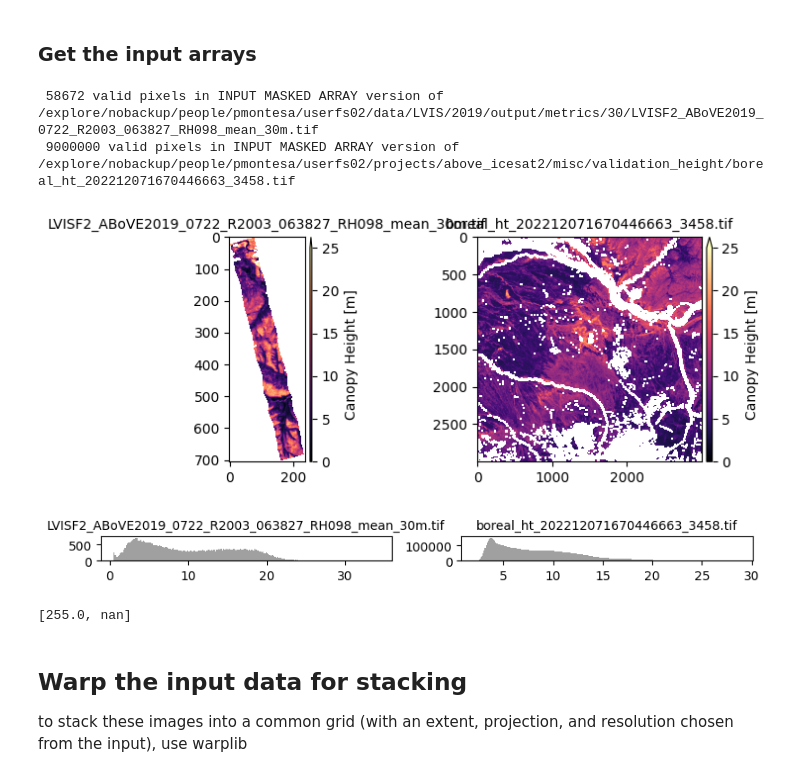
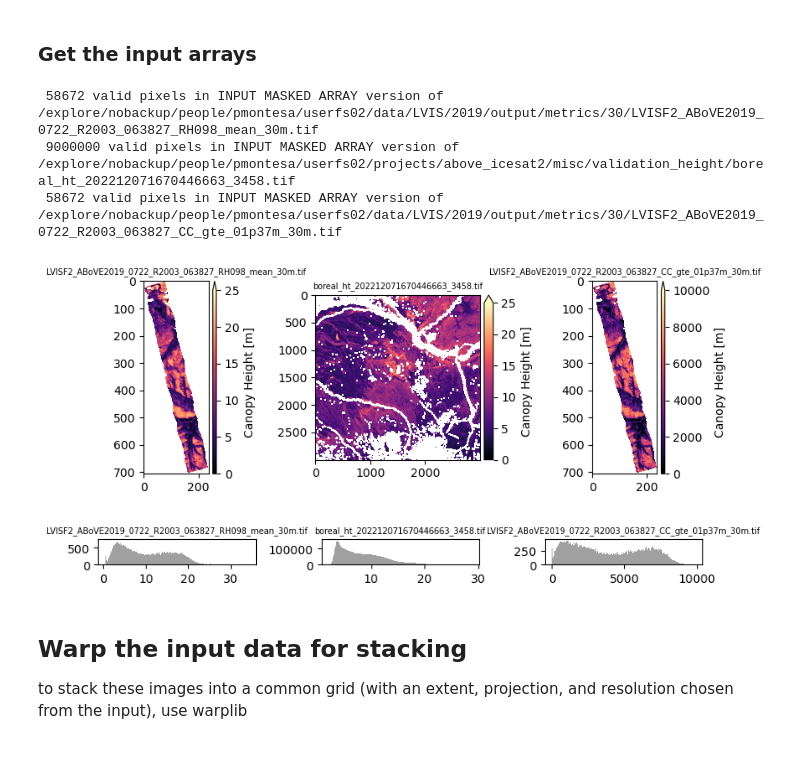
Before and after one commit to pahbs/geoscitools, a Jupyter notebook: validation_atl08_height_map.ipynb, the cells around one changed output. Drawn from its saved outputs; the diff is of its cells as text; code cells hidden in the pictures.

Commit message:
nb for validation of gridded heights with airborne data

```diff
--- a/validation_atl08_height_map.ipynb
+++ b/validation_atl08_height_map.ipynb
@@ -61,10 +54,10 @@ def plot_maps(masked_array_list, names_list, figsize=None, cmap_list=None, clim_
             axa = [axa]
 
         divider = make_axes_locatable(axa[i])
-        cax = divider.append_axes('right', size='2.5%', pad=0.05)
+        cax = divider.append_axes('right', size='5.5%', pad=0.05)
         im1 = axa[i].imshow(ma, cmap=cmap , clim=clim )
         cb = fig.colorbar(im1, cax=cax, orientation='vertical', extend=COLORBAR_EXTEND_DIR)
-        axa[i].set_title(title_text + os.path.split(f_name)[1], fontsize=10)
+        axa[i].set_title(title_text + os.path.split(f_name)[1], fontsize=7)
         cb.set_label(map_label)
 
         plt.tight_layout()
@@ -81,7 +74,7 @@ def plot_hists(masked_array_list, names_list, figsize=None, title_text="", map_l
         print(f" {ma.count()} valid pixels in INPUT MASKED ARRAY version of {f_name}")
 
         h = axa[i].hist(ma.compressed(), bins=256, alpha=0.75, facecolor='gray')
-        axa[i].set_title(title_text + os.path.split(f_name)[1], fontsize=10)
+        axa[i].set_title(title_text + os.path.split(f_name)[1], fontsize=7)
 
     plt.tight_layout()
 
@@ -98,7 +91,7 @@ def calcperc_nan(b, perc=(0.1,99.9)):
     return low, high
 
 def set_ndv_to_nan(ma, ndv):
-    ma[ma == -ndv] = np.nan
+    ma[ma == ndv] = np.nan
     return ma
 
 def get_ndv(r_fn):
@@ -152,7 +145,10 @@ VAL_AKLVIS2019_DICT = {
     'tile_num': 3458, #34210,
     'site_name': 'AKLVIS2019',
     'ref_year': 2019,
-    'r_fn_boreal_ht': os.path.join(maindir, 'boreal_ht_202212071670446663_3458.tif'),
+    'r_fn_boreal_ht': os.path.join(maindir,
+                                   #'boreal_ht_202407251721972696_003458.tif'# version 2
+                                   'boreal_ht_202212071670446663_3458.tif' # version 1
+                                  ),
     'r_fn_ref': os.path.join('/explore/nobackup/people/pmontesa/userfs02/data/LVIS/2019/output/metrics/30',
                              'LVISF2_ABoVE2019_0722_R2003_063827_RH098_mean_30m.tif'),
                              #'LVISF2_ABoVE2019_0722_R2003_064002_RH098_mean_30m.tif'),
@@ -189,19 +191,18 @@ ndv_list
 # %%
 ma_list = [iolib.fn_getma(fn) for fn in fn_list]
 # %%
-plot_maps(ma_list, fn_list, figsize=FIG_SIZE, clim_list = [HT_CLIMS, HT_CLIMS], map_label='Canopy Height [m]')
+plot_maps(ma_list, fn_list, figsize=FIG_SIZE, clim_list = [HT_CLIMS, HT_CLIMS, (0,10000)], map_label='Canopy Height [m]')
 plot_hists(ma_list, fn_list, figsize=FIG_SIZE_HIST)
 # %% [output]
  58672 valid pixels in INPUT MASKED ARRAY version of /explore/nobackup/people/pmontesa/userfs02/data/LVIS/2019/output/metrics/30/LVISF2_ABoVE2019_0722_R2003_063827_RH098_mean_30m.tif
  9000000 valid pixels in INPUT MASKED ARRAY version of /explore/nobackup/people/pmontesa/userfs02/projects/above_icesat2/misc/validation_height/boreal_ht_202212071670446663_3458.tif
+ 58672 valid pixels in INPUT MASKED ARRAY version of /explore/nobackup/people/pmontesa/userfs02/data/LVIS/2019/output/metrics/30/LVISF2_ABoVE2019_0722_R2003_063827_CC_gte_01p37m_30m.tif
-[figure, old version]
+[figure, new version]
-[figure, old version]
+[figure, new version]
 # %%
-new_ma_list = [set_ndv_to_nan(ma, -9999) for ma in ma_list ]
+# new_ma_list = [set_ndv_to_nan(ma, -9999.0) for ma in ma_list ]
 
-[ma.get_fill_value() for ma in new_ma_list]
+# [ma.get_fill_value() for ma in new_ma_list]
-# %% [output]
-[255.0, nan]
 # %% [markdown]
 ## Warp the input data for stacking
 to stack these images into a common grid (with an extent, projection, and resolution chosen from the input), use warplib
```
Also changed, not shown: parts of 16 cells of this notebook.
